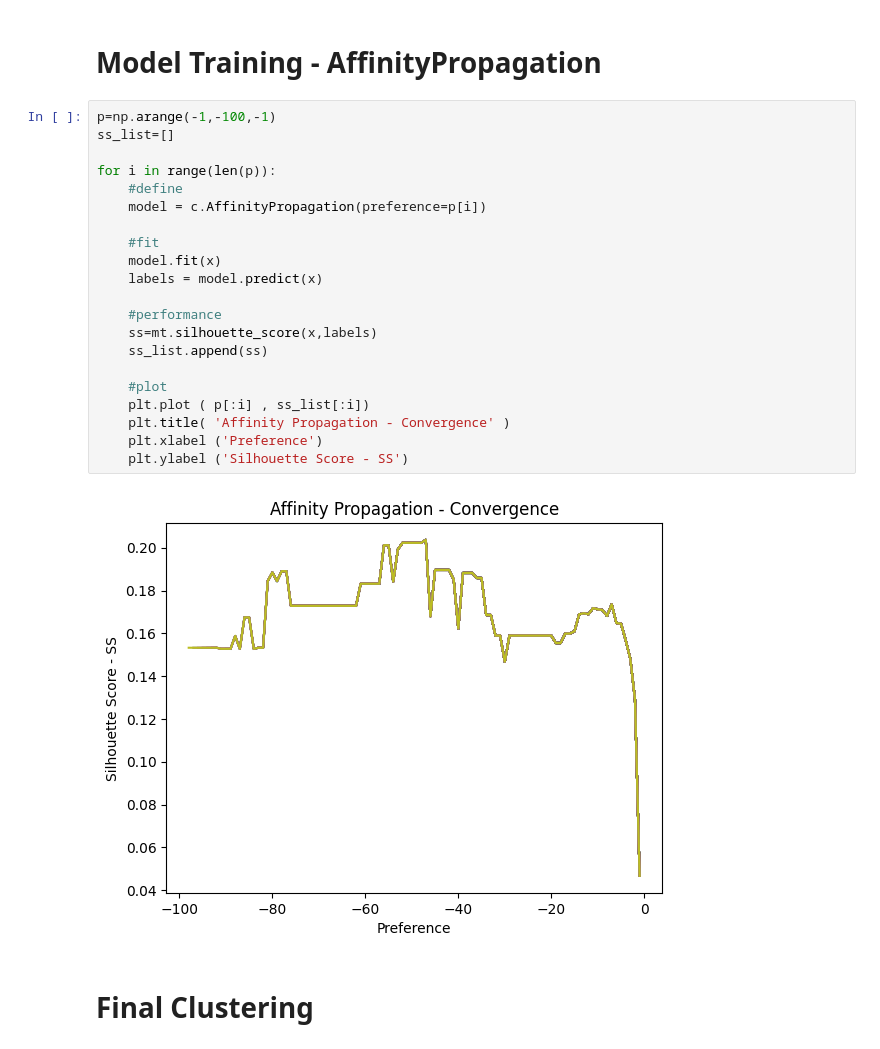
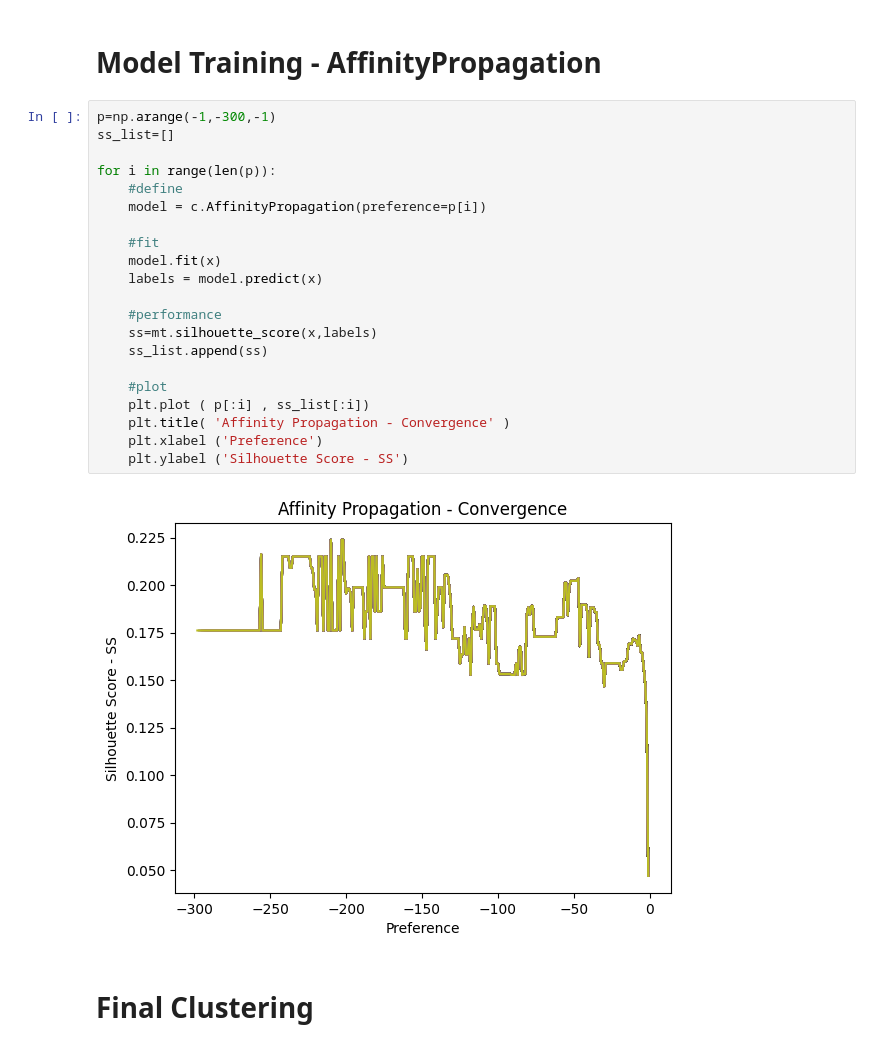
Before and after one commit to leprado06/FundML, a Jupyter notebook: notebook/Clusterizacao/ap_cluster.ipynb, the cells around one changed output. Drawn from its saved outputs; the diff is of its cells as text.

```diff
--- a/notebook/Clusterizacao/ap_cluster.ipynb
+++ b/notebook/Clusterizacao/ap_cluster.ipynb
@@ -24,28 +25,28 @@ x.head()
 # %% [markdown]
 # Model Training - AffinityPropagation
 # %%
-p=np.arange(-1,-100,-1)
+p=np.arange(-1,-300,-1)
 ss_list=[]
 
 for i in range(len(p)):
     #define
     model = c.AffinityPropagation(preference=p[i])
 
     #fit
     model.fit(x)
     labels = model.predict(x)
 
     #performance
     ss=mt.silhouette_score(x,labels)
     ss_list.append(ss)
 
     #plot
     plt.plot ( p[:i] , ss_list[:i])
     plt.title( 'Affinity Propagation - Convergence' )
     plt.xlabel ('Preference')
     plt.ylabel ('Silhouette Score - SS')
 # %% [output]
-[figure, old version]
+[figure, new version]
 # %% [markdown]
 # Final Clustering
 # %%
```
Also changed, not shown: parts of 5 cells of this notebook, 23 other files.
